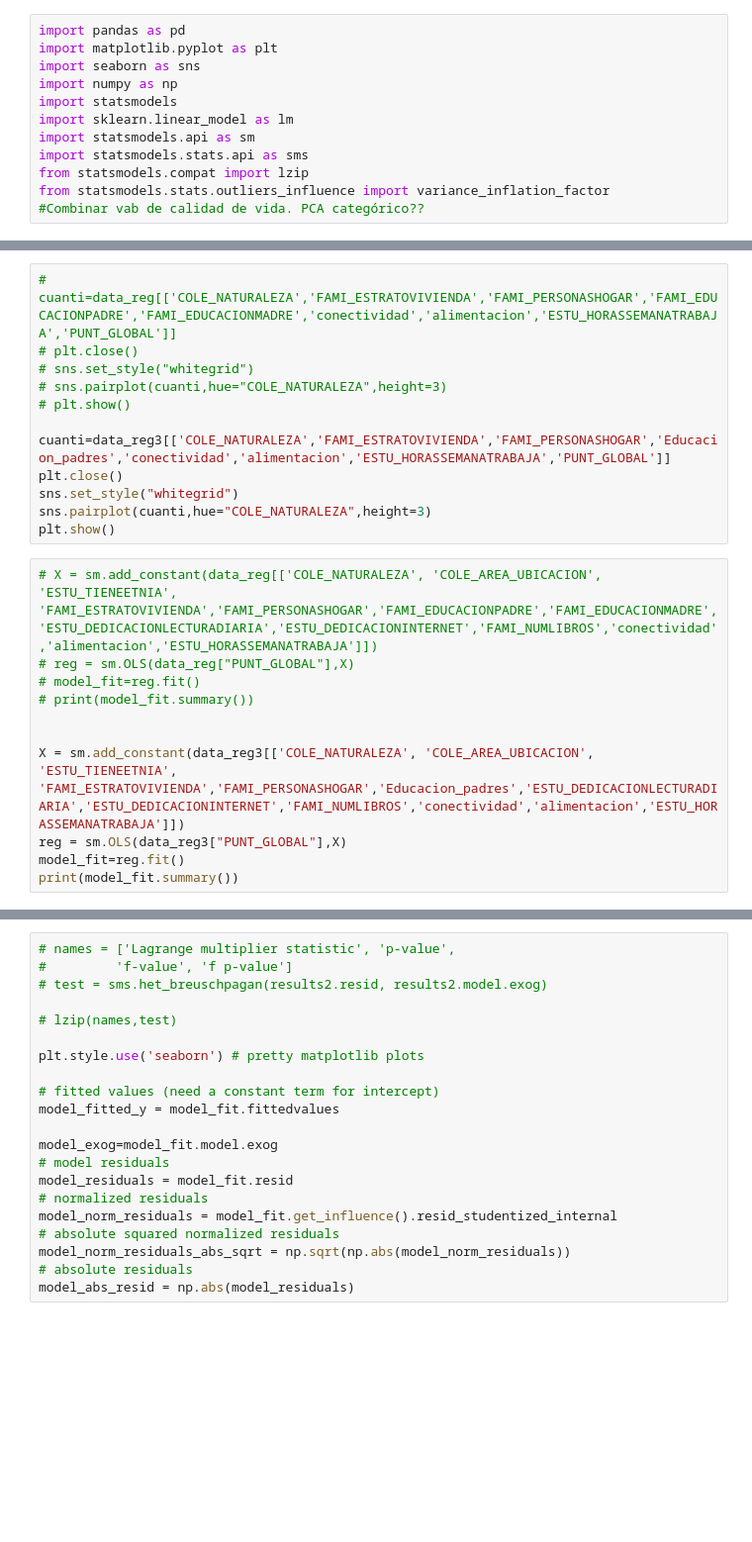
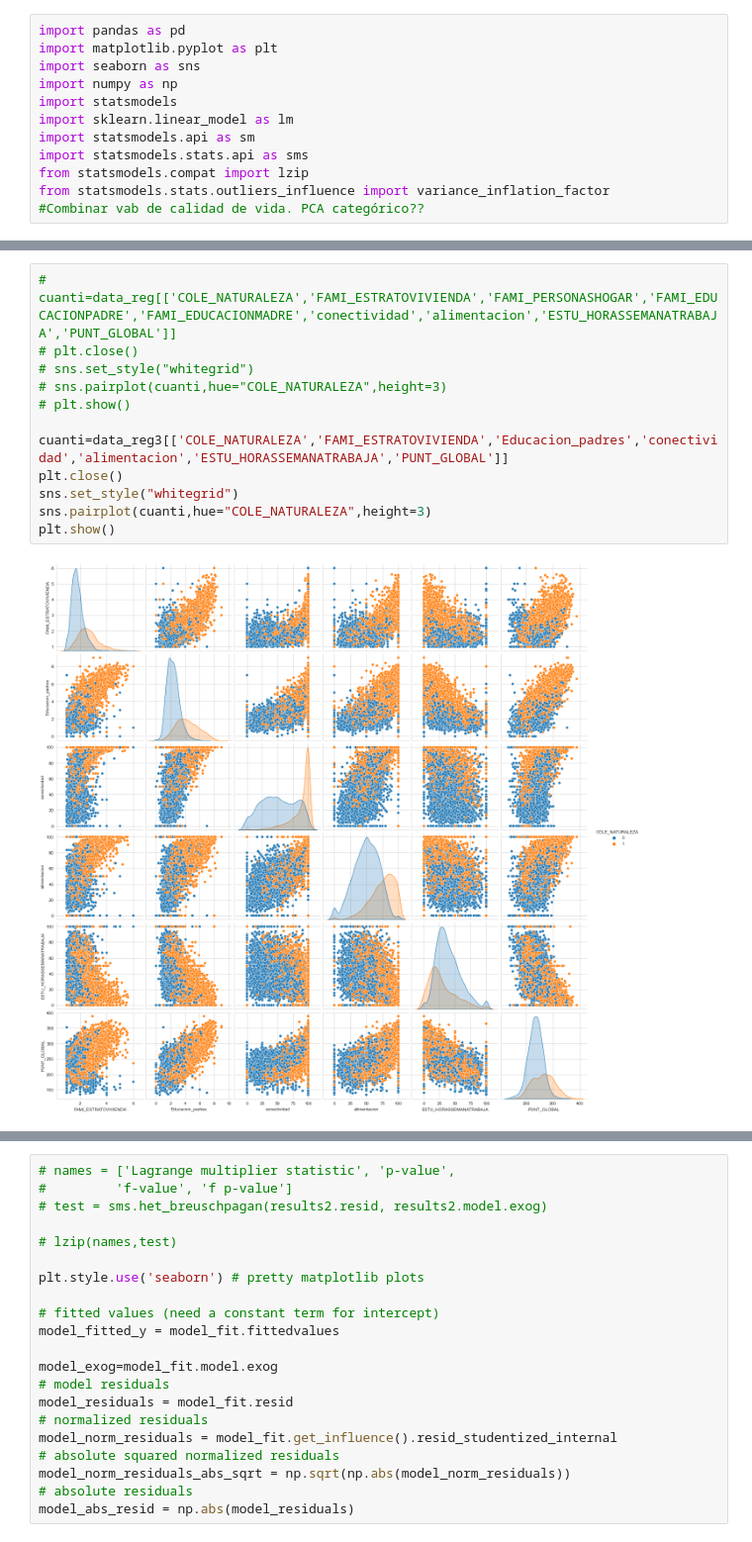
Before and after one commit to msanchezr99/Proyecto-Econometria-I, a Jupyter notebook: Proyecto_Final.ipynb, the cells around one changed output, grey strips where cells are left out. Shown at 99% size. Cells and saved outputs as stored; diff of their text form; blank space fills up the shorter version.

```diff
--- a/Proyecto_Final.ipynb
+++ b/Proyecto_Final.ipynb
@@ -225,23 +234,14 @@ data_reg3=datos[['COLE_NATURALEZA', 'COLE_AREA_UBICACION', 'ESTU_TIENEETNIA', 'F
 # %%
 # cuanti=data_reg[['COLE_NATURALEZA','FAMI_ESTRATOVIVIENDA','FAMI_PERSONASHOGAR','FAMI_EDUCACIONPADRE','FAMI_EDUCACIONMADRE','conectividad','alimentacion','ESTU_HORASSEMANATRABAJA','PUNT_GLOBAL']]
 # plt.close()
 # sns.set_style("whitegrid")
 # sns.pairplot(cuanti,hue="COLE_NATURALEZA",height=3)
 # plt.show()
 
-cuanti=data_reg3[['COLE_NATURALEZA','FAMI_ESTRATOVIVIENDA','FAMI_PERSONASHOGAR','Educacion_padres','conectividad','alimentacion','ESTU_HORASSEMANATRABAJA','PUNT_GLOBAL']]
+cuanti=data_reg3[['COLE_NATURALEZA','FAMI_ESTRATOVIVIENDA','Educacion_padres','conectividad','alimentacion','ESTU_HORASSEMANATRABAJA','PUNT_GLOBAL']]
 plt.close()
 sns.set_style("whitegrid")
 sns.pairplot(cuanti,hue="COLE_NATURALEZA",height=3)
 plt.show()
+# %% [output]
+[figure, added]
-# %%
-# X = sm.add_constant(data_reg[['COLE_NATURALEZA', 'COLE_AREA_UBICACION', 'ESTU_TIENEETNIA', 'FAMI_ESTRATOVIVIENDA','FAMI_PERSONASHOGAR','FAMI_EDUCACIONPADRE','FAMI_EDUCACIONMADRE','ESTU_DEDICACIONLECTURADIARIA','ESTU_DEDICACIONINTERNET','FAMI_NUMLIBROS','conectividad','alimentacion','ESTU_HORASSEMANATRABAJA']])
-# reg = sm.OLS(data_reg["PUNT_GLOBAL"],X)
-# model_fit=reg.fit()
-# print(model_fit.summary())
-
-
-X = sm.add_constant(data_reg3[['COLE_NATURALEZA', 'COLE_AREA_UBICACION', 'ESTU_TIENEETNIA', 'FAMI_ESTRATOVIVIENDA','FAMI_PERSONASHOGAR','Educacion_padres','ESTU_DEDICACIONLECTURADIARIA','ESTU_DEDICACIONINTERNET','FAMI_NUMLIBROS','conectividad','alimentacion','ESTU_HORASSEMANATRABAJA']])
-reg = sm.OLS(data_reg3["PUNT_GLOBAL"],X)
-model_fit=reg.fit()
-print(model_fit.summary())
```
Also changed, not shown: parts of 10 cells of this notebook.
